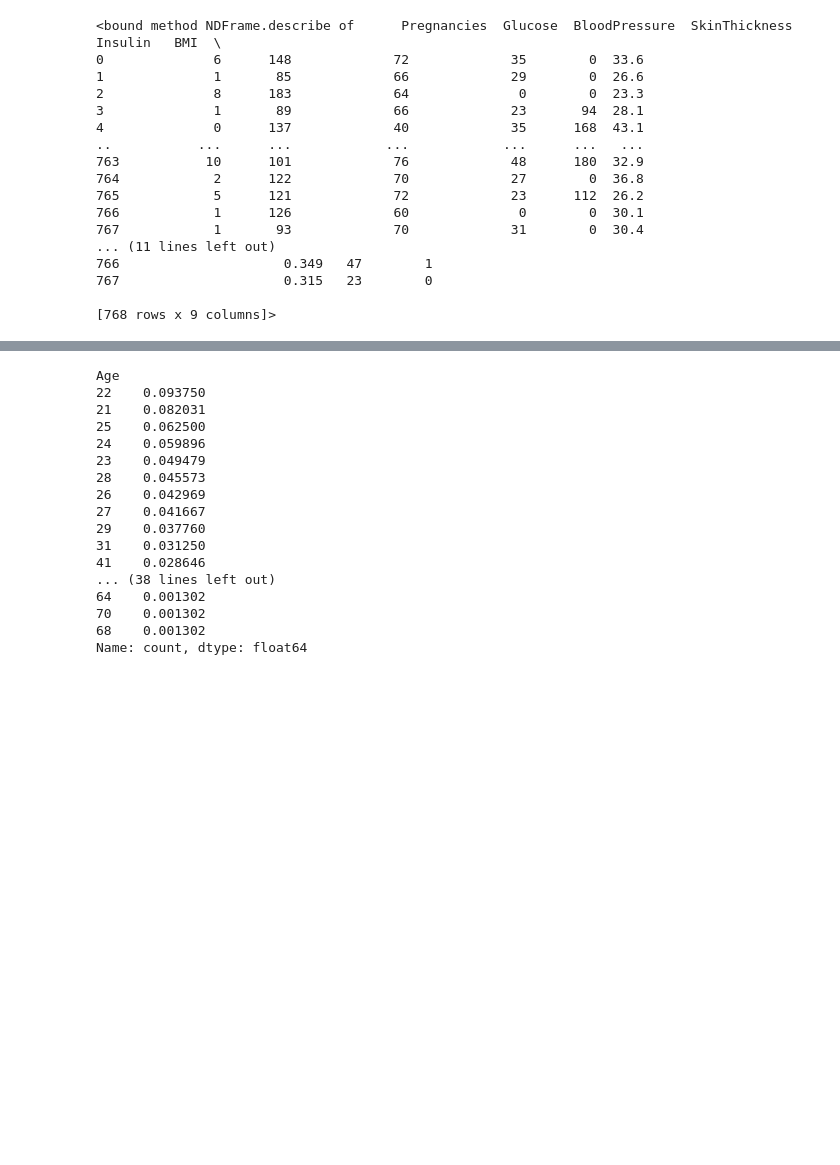
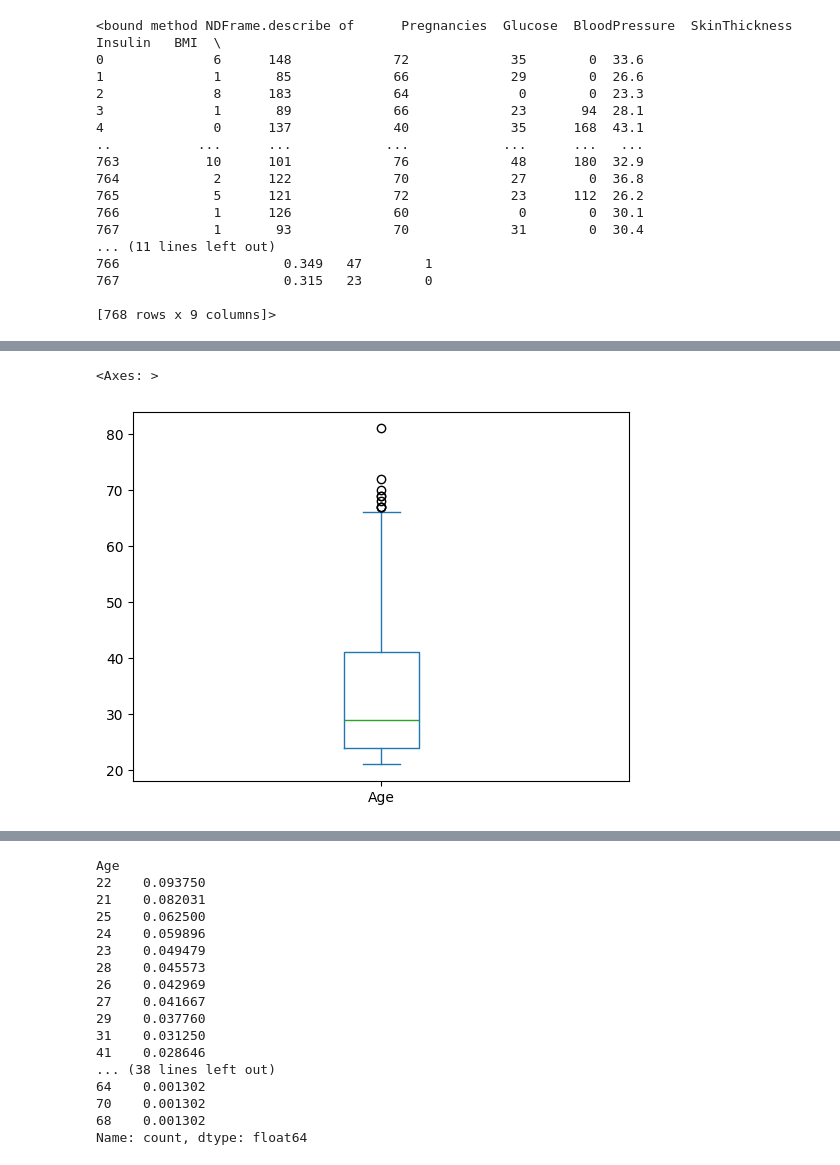
Before and after one commit to khyati999/Machine-Learning-and-Neural-Network-Programs, a Jupyter notebook: Lab_exp.ipynb, the cells around one changed output, grey strips where cells are left out. Saved outputs shown, nothing was run; the diff lists cells and outputs as text; code cells hidden in the pictures; blank space fills up the shorter version.

```diff
--- a/Lab_exp.ipynb
+++ b/Lab_exp.ipynb
@@ -103 +97,6 @@ my_data1["Age"].plot.hist(bins=6)
+# %%
+my_data1['Age'].plot.box()
+# %% [output]
+<Axes: >
+[figure, added]
 # %%
```
Also changed, not shown: parts of 4 cells of this notebook, 2 other files.
